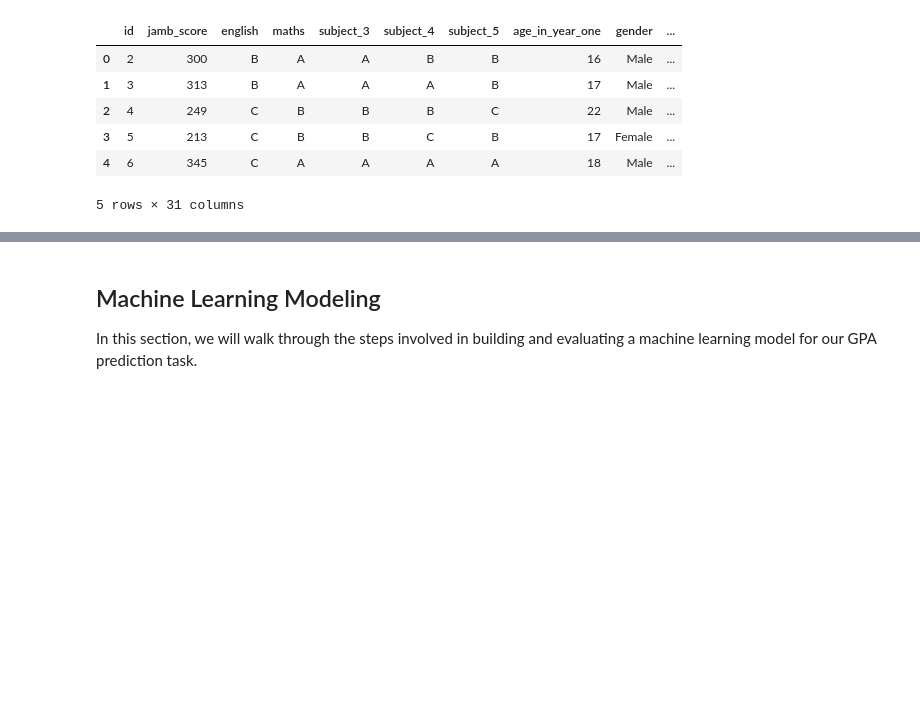
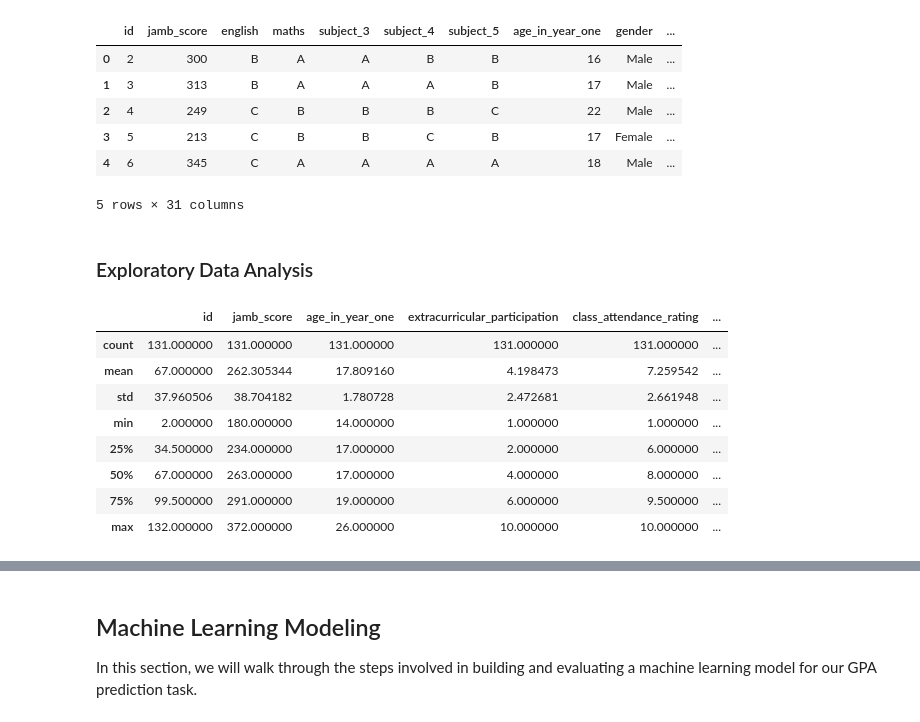
Before and after one commit to mlsanigeria/AI-Hacktober-MLSA, a Jupyter notebook: Project_3/GPA_Prediction_awojidetola/GPA_Prediction.ipynb, the cells around one changed output, grey strips where cells are left out. Cells and saved outputs as stored; diff of their text form; code cells hidden in the pictures; blank space fills up the shorter version.

```diff
--- a/Project_3/GPA_Prediction_awojidetola/GPA_Prediction.ipynb
+++ b/Project_3/GPA_Prediction_awojidetola/GPA_Prediction.ipynb
@@ -172,0 +183,14 @@ gpa_data['GPA_normal'] = gpa_data['cgpa_year_one'] / gpa_data['grading_system']
+# %% [markdown]
+### Exploratory Data Analysis
+# %%
+gpa_data.describe()
+# %% [output]
+|  | id | jamb_score | age_in_year_one | extracurricular_participation | class_attendance_rating | ... |
+| count | 131.000000 | 131.000000 | 131.000000 | 131.000000 | 131.000000 | ... |
+| mean | 67.000000 | 262.305344 | 17.809160 | 4.198473 | 7.259542 | ... |
+| std | 37.960506 | 38.704182 | 1.780728 | 2.472681 | 2.661948 | ... |
+| min | 2.000000 | 180.000000 | 14.000000 | 1.000000 | 1.000000 | ... |
+| 25% | 34.500000 | 234.000000 | 17.000000 | 2.000000 | 6.000000 | ... |
+| 50% | 67.000000 | 263.000000 | 17.000000 | 4.000000 | 8.000000 | ... |
+| 75% | 99.500000 | 291.000000 | 19.000000 | 6.000000 | 9.500000 | ... |
+| max | 132.000000 | 372.000000 | 26.000000 | 10.000000 | 10.000000 | ... |
```
Also changed, not shown: parts of 18 cells of this notebook.
